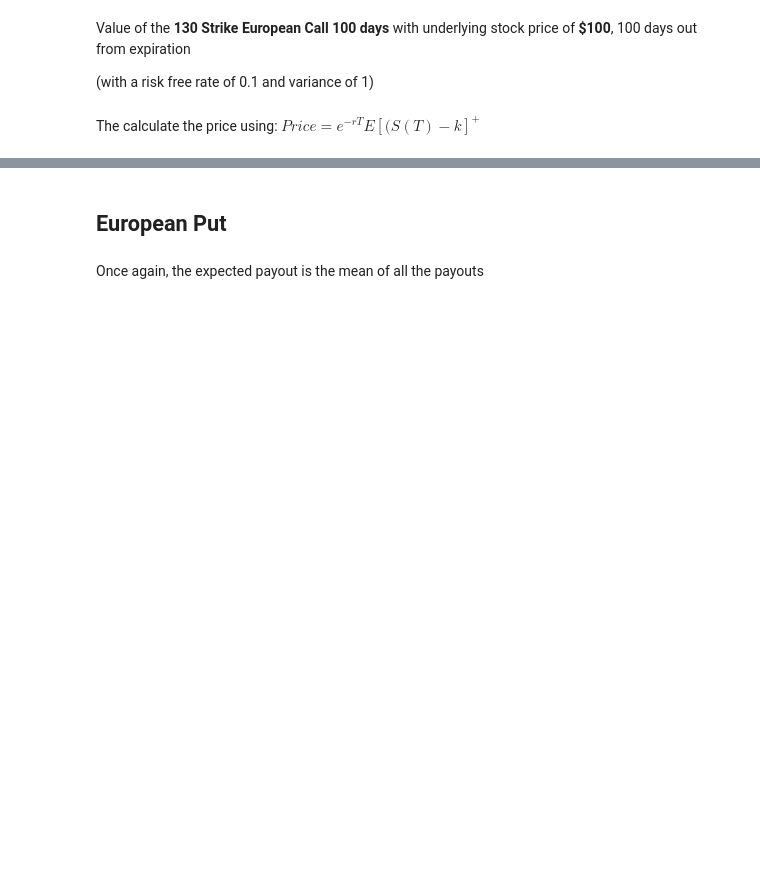
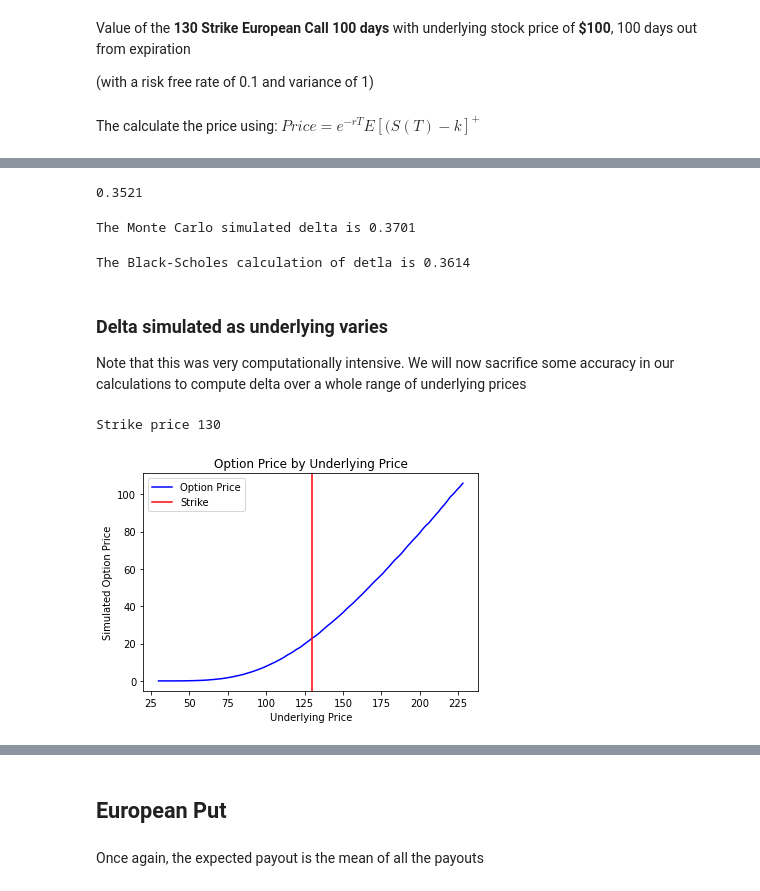
Before and after one commit to mrodek/ISYE6644-GRP236-OptionPricing, a Jupyter notebook: OptionsPricingSimulation.ipynb, the cells around one changed output, grey strips where cells are left out. Cells and saved outputs as stored; diff of their text form; code cells hidden in the pictures; blank space fills up the shorter version.

```diff
--- a/OptionsPricingSimulation.ipynb
+++ b/OptionsPricingSimulation.ipynb
@@ -71,7 +107,3 @@ We can calculate the values of a call as follows:
 $Price = e^{-rT} E[(S(T)-k]^+$
 
 First lets calculate the $E[S(T)]$ by averaging over the last column of all the brownian motion runs above
-# %%
-r = mu
-T = 1
-k = 130 # Strike price
@@ -104,0 +186,47 @@ European_Call
+# %%
+delta_mc()
+# %% [output]
+0.3521
+# %%
+#p2 = 8.072317188486938
+#p1 = 7.740754997855431
+delta_MC = (p2-p1)/1
+delta_MC
+print(f"The Monte Carlo simulated delta is {round(delta_MC,4)}")
+# %% [output]
+The Monte Carlo simulated delta is 0.3701
+# %%
+# Black-Scholes calculation of the delta at this point
+K = 130
+d1 = (np.log(S0/K) + (r + sigma2/2)*1)/(sigma2**0.5*T**0.5)
+d1
+delta_BS = norm.cdf(d1)
+delta_BS
+
+print(f"The Black-Scholes calculation of detla is {round(delta_BS,4)}")
+# %% [output]
+The Black-Scholes calculation of detla is 0.3614
+# %% [markdown]
+### Delta simulated as underlying varies
+
+Note that this was very computationally intensive. We will now sacrifice some accuracy in our calculations to compute delta over a whole range of underlying prices
+# %%
+x_ = 100
+fair_price = np.zeros(x_)
+print(f"Strike price {130}")
+offset = 30
+for i in range(0,2*x_,2):
+    fair_price[i//2] = mc_eurocall(underlying=offset+i, k=130, mu=0.05, sigma2=0.15, m=int(1e5)*3, n=100, verbose=False)
+    #print(f"underlying {offset + i}, fair_price {fair_price[i]}")
+# %% [output]
+Strike price 130
+# %%
+plt.plot([*range(30,230,2)],fair_price,color="blue",label="Option Price")
+plt.title("Option Price by Underlying Price")
+plt.ylabel("Simulated Option Price")
+plt.xlabel("Underlying Price")
+plt.axvline(K,color="red",label="Strike")
+plt.legend()
+plt.show()
+# %% [output]
+[figure, added]
```
Also changed, not shown: parts of 51 cells of this notebook.
